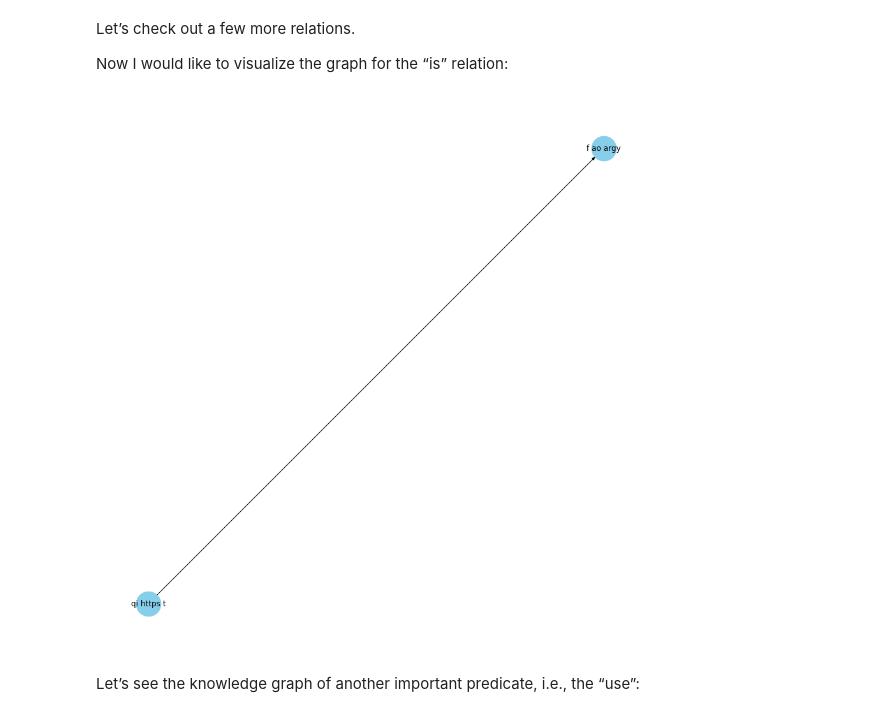
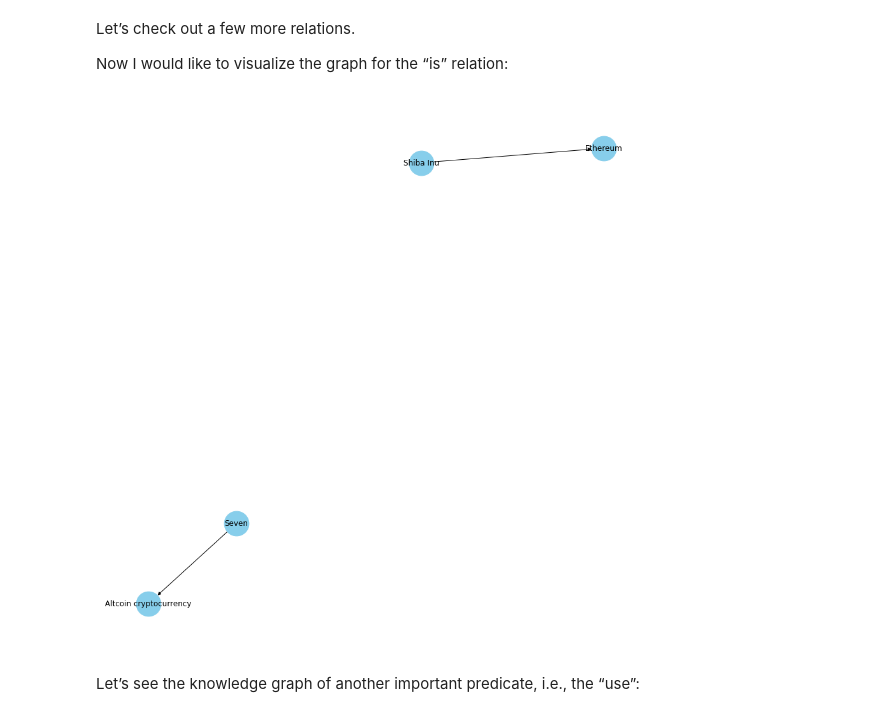
Before and after one commit to nicklin37/kg-via-dl, a Jupyter notebook: knowledge_graph/knowledge_graph.ipynb, the cells around one changed output. Cells and saved outputs as stored; diff of their text form; code cells hidden in the pictures.

```diff
--- a/knowledge_graph/knowledge_graph.ipynb
+++ b/knowledge_graph/knowledge_graph.ipynb
@@ -222,7 +228,7 @@ def remove_emojis(data):
 def tweet_cleaning(text):
     '''Make text lowercase, remove text in square brackets,remove links,remove punctuation
     and remove words containing numbers.'''
-    text = str(text).lower()
+#     text = str(text).lower()
     text = re.sub('\[.*?\]', ' ', text)
     text = re.sub('https?://\S+|www\.\S+', ' ', text)
     text = re.sub('<.*?>+', ' ', text)
@@ -485,15 +491,15 @@ Let’s check out a few more relations.
 
 Now I would like to visualize the graph for the “is” relation:
 # %%
-G=nx.from_pandas_edgelist(kg_df[kg_df['edge']=="made"], "source", "target",
+G=nx.from_pandas_edgelist(kg_df[kg_df['edge']=="altcoins"], "source", "target",
                           edge_attr=True, create_using=nx.MultiDiGraph())
 
 plt.figure(figsize=(12,12))
 pos = nx.spring_layout(G, k = 0.5)
 nx.draw(G, with_labels=True, node_color='skyblue', node_size=1500, edge_cmap=plt.cm.Blues, pos = pos)
 plt.show()
 # %% [output]
-[figure, old version]
+[figure, new version]
 # %% [markdown]
 Let’s see the knowledge graph of another important predicate, i.e., the “use”:
 # %%
```
Also changed, not shown: parts of 18 cells of this notebook.
